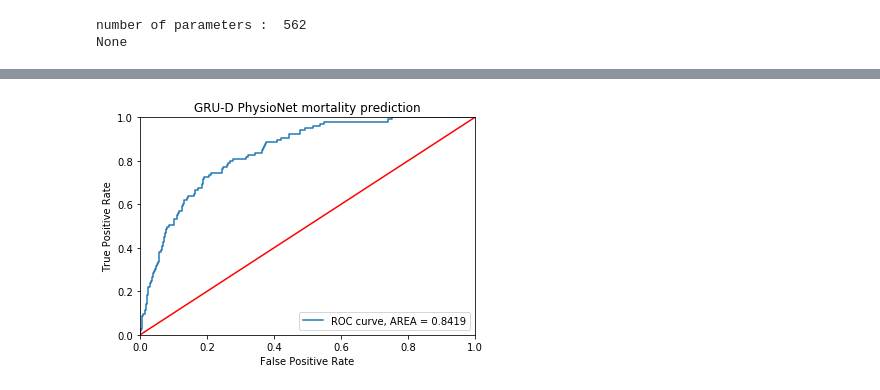
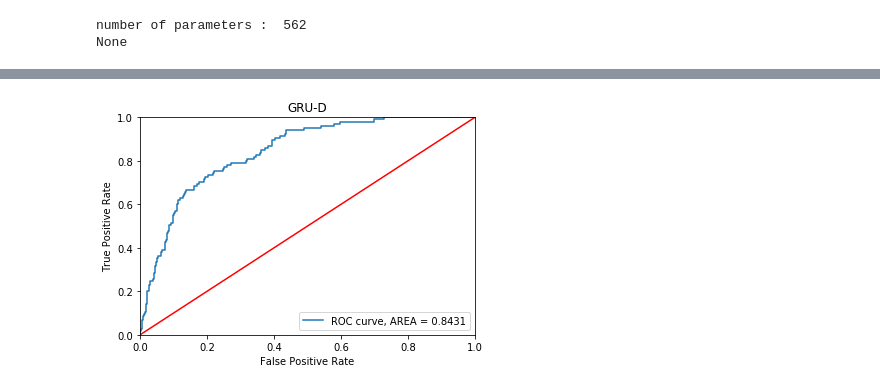
Before and after one commit to Han-JD/GRU-D, a Jupyter notebook: GRUD_mean.ipynb, the cells around one changed output, grey strips where cells are left out. Cells and saved outputs as stored; diff of their text form; code cells hidden in the pictures.

```diff
--- a/GRUD_mean.ipynb
+++ b/GRUD_mean.ipynb
@@ -440,6 +447,6 @@ print(len(x_mean))
 33
 # %%
-x_std = get_std(all_x_add)
+x_std = get_std(train_x)
 print(x_std)
 print(len(x_std))
 # %% [output]
@@ -1004,8 +1011,6 @@ def fit(model, criterion, learning_rate,\
                 learning_rate = learning_rate/2
                 optimizer = torch.optim.Adam(model.parameters(), lr=learning_rate)
                 print('at epoch {} learning_rate is updated to {}'.format(epoch, learning_rate))
-        else:
-            optimizer = torch.optim.Adam(model.parameters(), lr=learning_rate)
 
         # train the model
         losses, acc = [], []
@@ -1228,0 +1229,9 @@ Epoch: 17 Train loss: 0.3054, Dev loss: 0.2930, Test loss: 0.3003, Test AUC: 0.8
+# %%
+learning_rate = 0.0001
+learning_rate_decay =7
+n_epochs = 14
+
+# learning_rate = 0.1 learning_rate_decay=True
+epoch_losses_s = fit(model, criterion, learning_rate,\
+                   train_dataloader, dev_dataloader, test_dataloader,\
+                   learning_rate_decay, n_epochs)
@@ -1228,0 +1255,9 @@ Epoch: 17 Train loss: 0.3054, Dev loss: 0.2930, Test loss: 0.3003, Test AUC: 0.8
+# %%
+learning_rate = 0.005
+learning_rate_decay =7
+n_epochs = 14
+
+# learning_rate = 0.1 learning_rate_decay=True
+epoch_losses_t = fit(model, criterion, learning_rate,\
+                   train_dataloader, dev_dataloader, test_dataloader,\
+                   learning_rate_decay, n_epochs)
@@ -1229,6 +1281,6 @@ Epoch: 17 Train loss: 0.3054, Dev loss: 0.2930, Test loss: 0.3003, Test AUC: 0.8
 # %%
-test_preds , test_labels = epoch_losses[11][8], epoch_losses[11][11]
+test_preds , test_labels = epoch_losses_t[1][8], epoch_losses_s[1][11]
 
-plot_roc_and_auc_score(test_preds, test_labels, 'GRU-D PhysioNet mortality prediction')
+plot_roc_and_auc_score(test_preds, test_labels, 'GRU-D')
 # %% [output]
-[figure, old version]
+[figure, new version]
```
Also changed, not shown: parts of 8 cells of this notebook, 2 other files.
